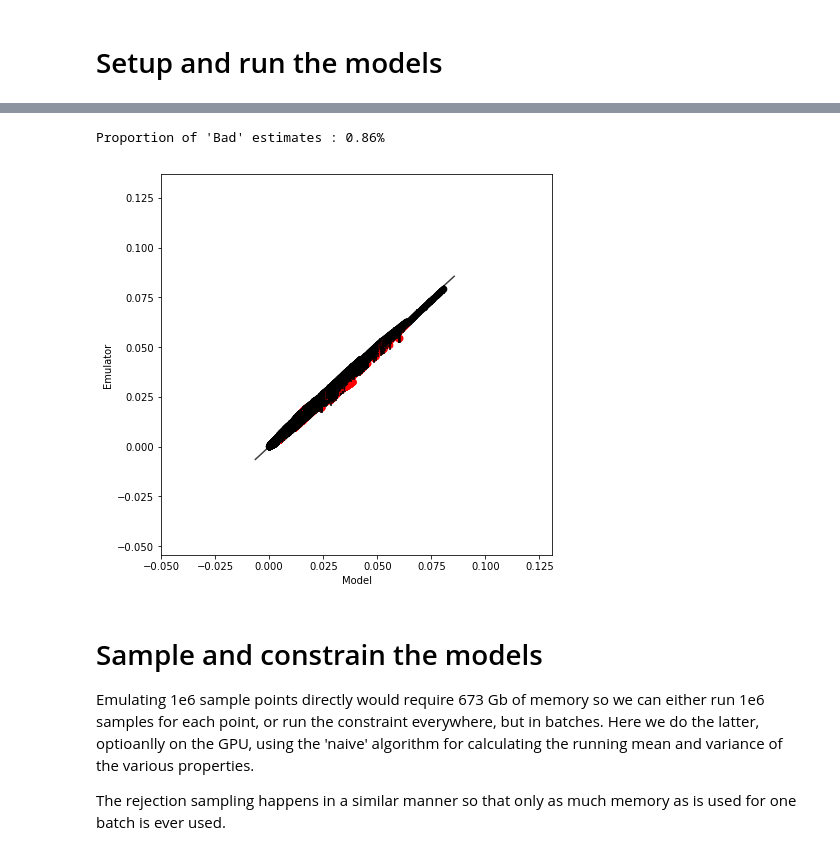
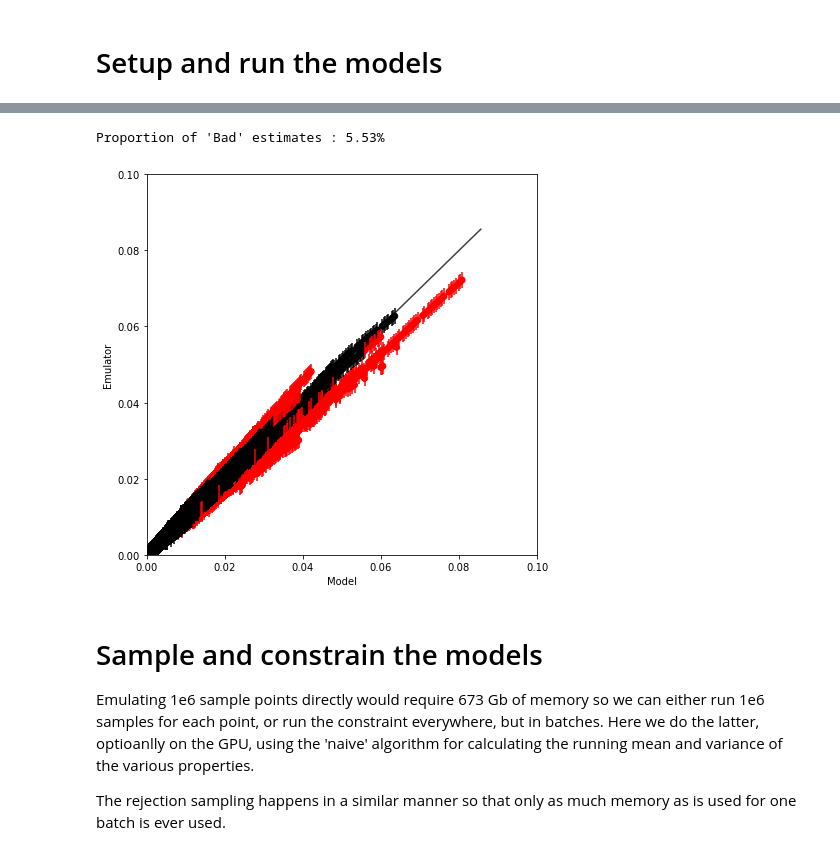
Before and after one commit to duncanwp/ESEm, a Jupyter notebook: docs/examples/Calibrating_GPs_using_ABC.ipynb, the cells around one changed output, grey strips where cells are left out. Drawn from its saved outputs; the diff is of its cells as text; code cells hidden in the pictures.

```diff
--- a/docs/examples/Calibrating_GPs_using_ABC.ipynb
+++ b/docs/examples/Calibrating_GPs_using_ABC.ipynb
@@ -85,2 +114,2 @@ Y_train
 # %%
-model = gp_model(X_train, Y_train)
+model = gp_model(X_train, Y_train, kernel=['Linear', 'Bias'])
@@ -91,10 +118,11 @@ model.train()
 # %%
 m, v = model.predict(X_test.values)
 # %%
-validation_plot(Y_test.data.flatten(), m.data.flatten(), v.data.flatten())
+validation_plot(Y_test.data.flatten(), m.data.flatten(), v.data.flatten(),
+               minx=0, maxx=0.1, miny=0., maxy=0.1)
 # %% [output]
-Proportion of 'Bad' estimates : 0.86%
+Proportion of 'Bad' estimates : 5.53%
-[figure, old version]
+[figure, new version]
 # %% [markdown]
 # Sample and constrain the models
 
```
Also changed, not shown: parts of 16 cells of this notebook, 4 other files.
